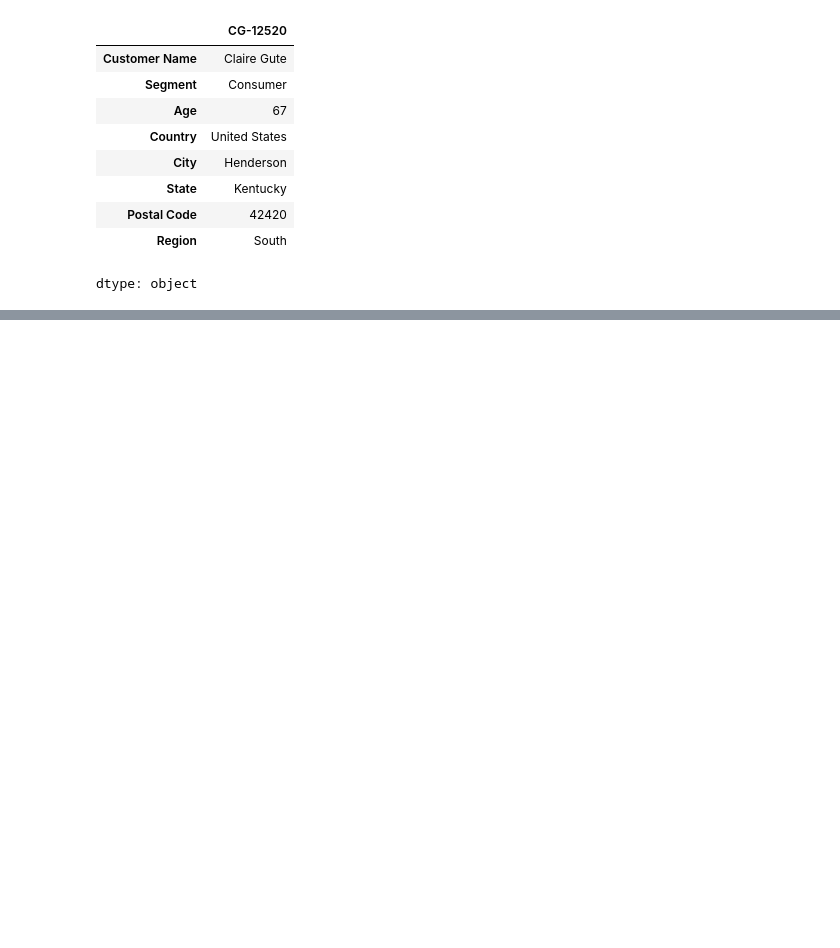
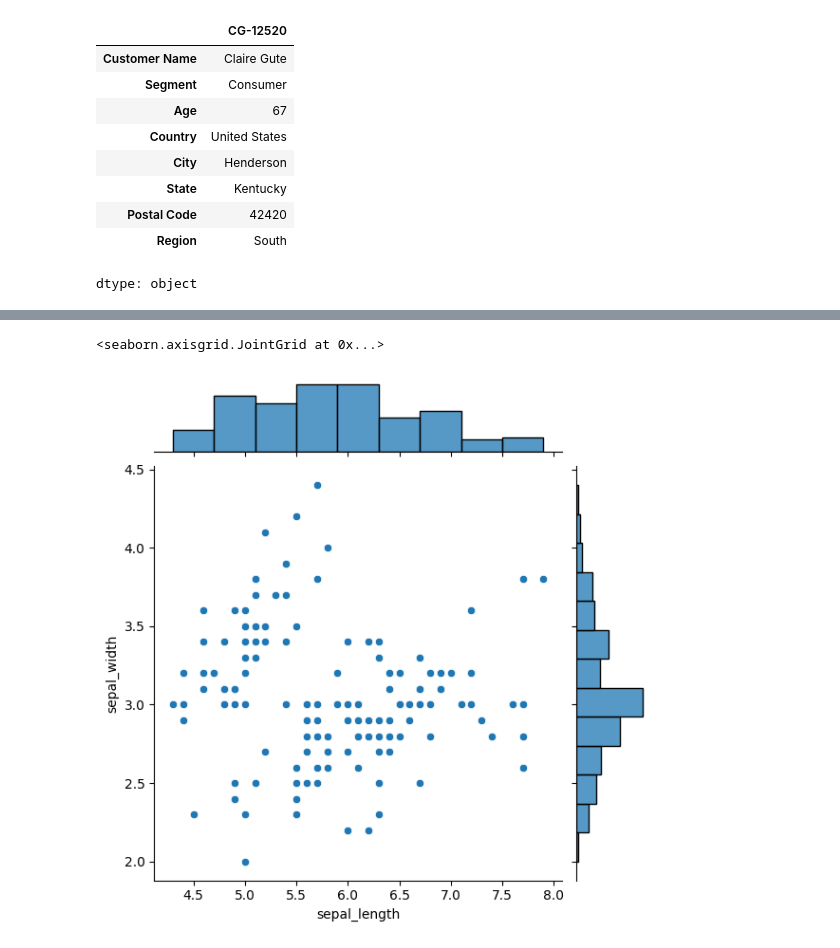
Before and after one commit to samyak2475/ML-UDEMY, a Jupyter notebook: 2.ipynb, the cells around one changed output, grey strips where cells are left out. Saved outputs shown, nothing was run; the diff lists cells and outputs as text; code cells hidden in the pictures; blank space fills up the shorter version.

```diff
--- a/2.ipynb
+++ b/2.ipynb
@@ -216,0 +258,2 @@ df1.iloc[0:5:2]
+# %%
+iris = sns.load_dataset("iris") #seaborn inbuilt dataset
@@ -216,0 +285,5 @@ df1.iloc[0:5:2]
+# %%
+sns.jointplot(x = "sepal_length", y = "sepal_width", data = iris) #scatter plot
+# %% [output]
+<seaborn.axisgrid.JointGrid at 0x...>
+[figure, added]
```
Also changed, not shown: parts of 11 cells of this notebook.
